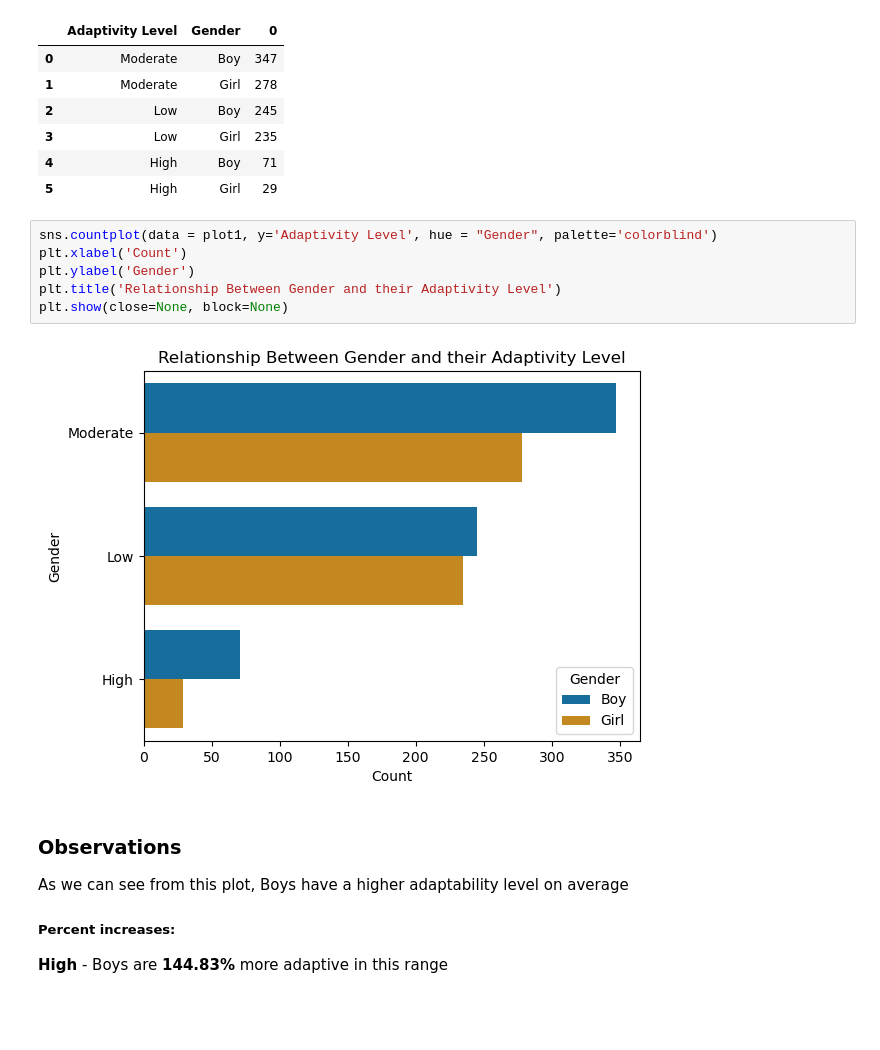
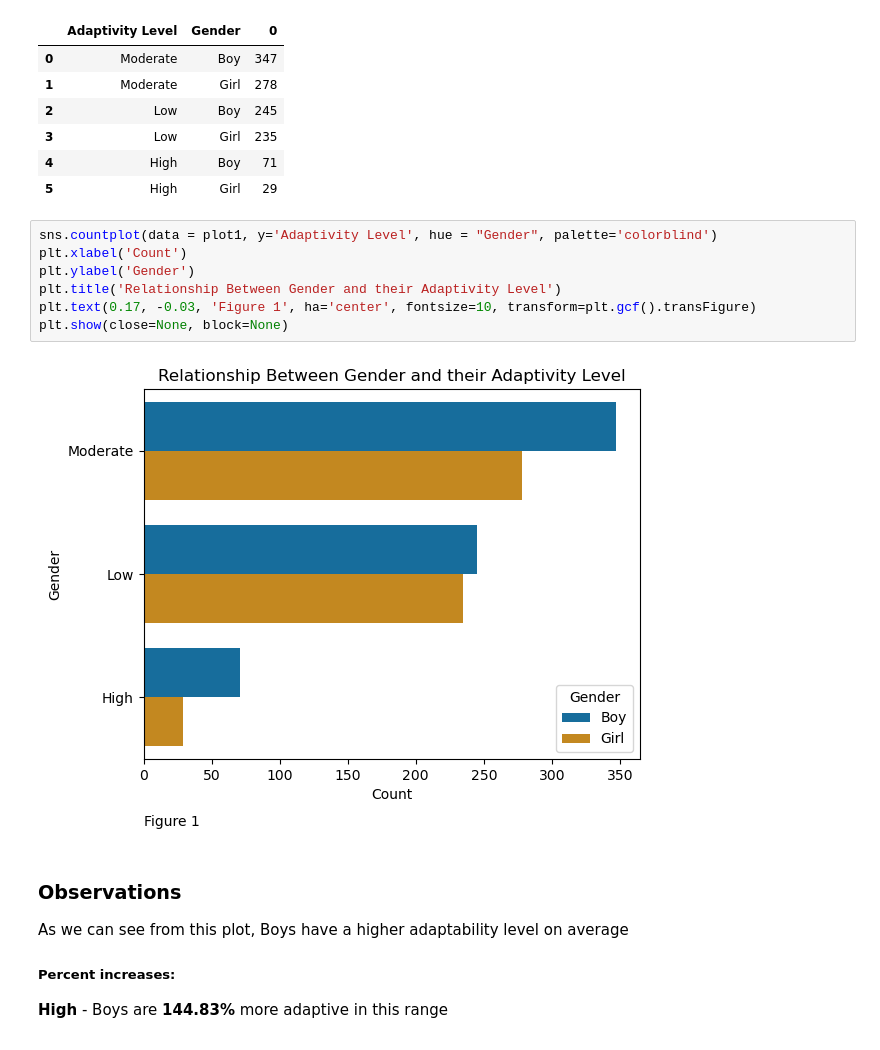
Before and after one commit to ubco-W2022T2-data301/project-group-group37, a Jupyter notebook: analysis/analysis1.ipynb, the cells around one changed output. Cells and saved outputs as stored; diff of their text form; blank space fills up the shorter version.

```diff
--- a/analysis/analysis1.ipynb
+++ b/analysis/analysis1.ipynb
@@ -148,11 +148,12 @@ plot1.value_counts().reset_index()
 # %%
 sns.countplot(data = plot1, y='Adaptivity Level', hue = "Gender", palette='colorblind')
 plt.xlabel('Count')
 plt.ylabel('Gender')
 plt.title('Relationship Between Gender and their Adaptivity Level')
+plt.text(0.17, -0.03, 'Figure 1', ha='center', fontsize=10, transform=plt.gcf().transFigure)
 plt.show(close=None, block=None)
 # %% [output]
-[figure, old version]
+[figure, new version]
 # %% [markdown]
 ### Observations
 As we can see from this plot, Boys have a higher adaptability level on average
```
Also changed, not shown: parts of 10 cells of this notebook.
